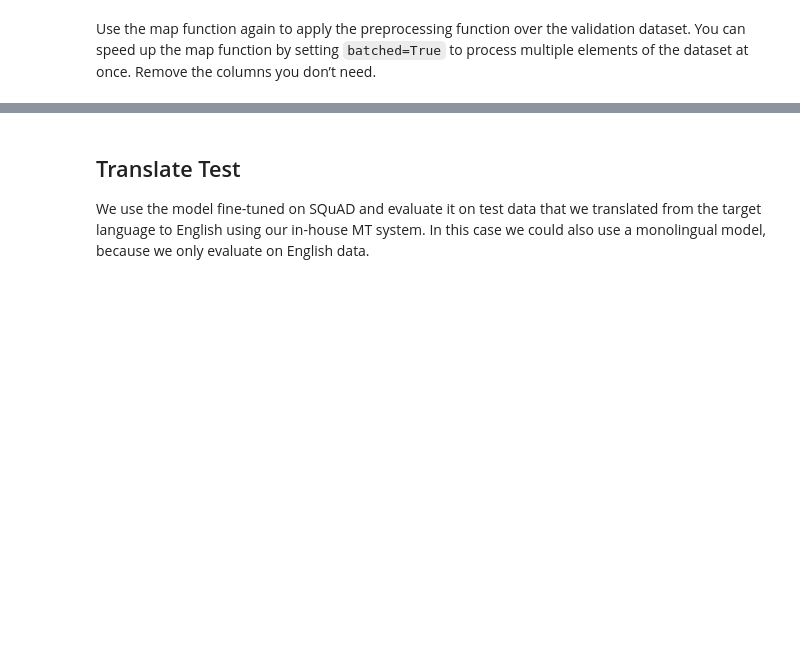
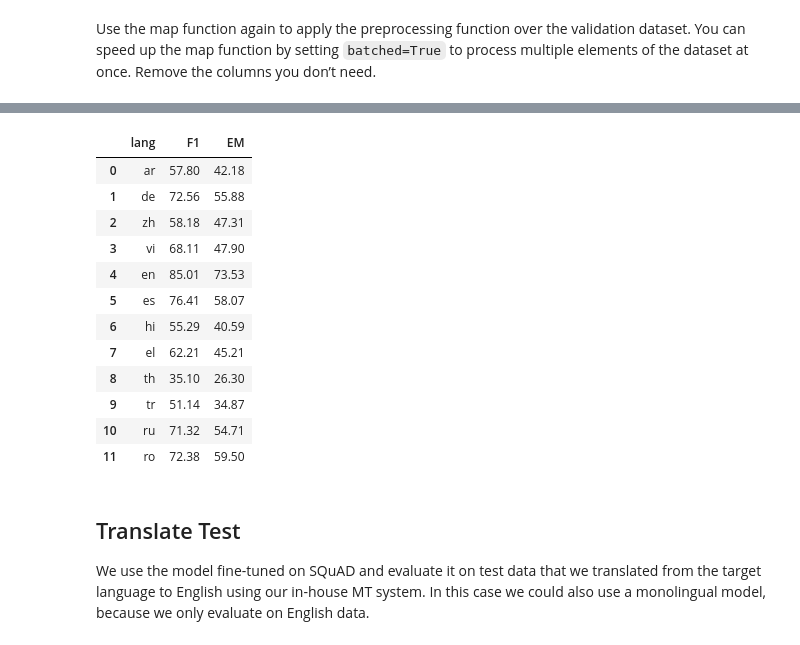
Before and after one commit to juletx/multilingual-question-answering, a Jupyter notebook: mBERT_XQuAD.ipynb, the cells around one changed output, grey strips where cells are left out. Saved outputs shown, nothing was run; the diff lists cells and outputs as text; code cells hidden in the pictures; blank space fills up the shorter version.

```diff
--- a/mBERT_XQuAD.ipynb
+++ b/mBERT_XQuAD.ipynb
@@ -562,2 +554,0 @@ Then we can load the metric from the datasets library.
-# %%
-metric = load_metric("squad")
@@ -566,4 +554,0 @@ Then we can call compute on it. We just need to format predictions and labels a
-# %%
-formatted_predictions = [{"id": k, "prediction_text": v} for k, v in final_predictions.items()]
-references = [{"id": ex["id"], "answers": ex["answers"]} for ex in xquad["es"]["test"]]
-metric.compute(predictions=formatted_predictions, references=references)
@@ -571,0 +570,22 @@ metric.compute(predictions=formatted_predictions, references=references)
+# %%
+def compute_results(langs, split):
+    results = {}
+    for lang in langs:
+        # We can grab the predictions for all features by using the method
+        raw_predictions = trainer.predict(xquad_prep[lang][split])
+
+        # example_id and offset_mapping which we will need for our post-processing
+        xquad_prep[lang][split].set_format(type=xquad_prep[lang][split].format["type"],
+                        columns=list(xquad_prep[lang][split].features.keys()))
+
+        # And we can apply our post-processing function to our raw predictions
+        final_predictions = postprocess_qa_predictions(xquad[lang][split], xquad_prep[lang][split], raw_predictions.predictions)
+
+        # We just need to format predictions and labels a bit as it expects a list of dictionaries and not one big dictionary.
+        formatted_predictions = [{"id": k, "prediction_text": v} for k, v in final_predictions.items()]
+        references = [{"id": ex["id"], "answers": ex["answers"]} for ex in xquad[lang][split]]
+        results[lang] = metric.compute(predictions=formatted_predictions, references=references)
+    return results
+
+results_zero_shot = compute_results(langs, split)
+print(results_zero_shot)
@@ -572,3 +624,30 @@ metric.compute(predictions=formatted_predictions, references=references)
+# %%
+import pandas as pd
+def results_df(results_dict):
+    dict_results = defaultdict(list)
+    for lang, scores in results_dict.items():
+        dict_results["lang"].append(lang)
+        dict_results["F1"].append(scores['f1'])
+        dict_results["EM"].append(scores['exact_match'])
+
+    df_results = pd.DataFrame(dict_results).round(2)
+    return df_results
+# %%
+results_df(results_zero_shot)
+# %% [output]
+|  | lang | F1 | EM |
+| 0 | ar | 57.80 | 42.18 |
+| 1 | de | 72.56 | 55.88 |
+| 2 | zh | 58.18 | 47.31 |
+| 3 | vi | 68.11 | 47.90 |
+| 4 | en | 85.01 | 73.53 |
+| 5 | es | 76.41 | 58.07 |
+| 6 | hi | 55.29 | 40.59 |
+| 7 | el | 62.21 | 45.21 |
+| 8 | th | 35.10 | 26.30 |
+| 9 | tr | 51.14 | 34.87 |
+| 10 | ru | 71.32 | 54.71 |
+| 11 | ro | 72.38 | 59.50 |
 # %% [markdown]
 ## Translate Test
 
```
Also changed, not shown: parts of 92 cells of this notebook.
